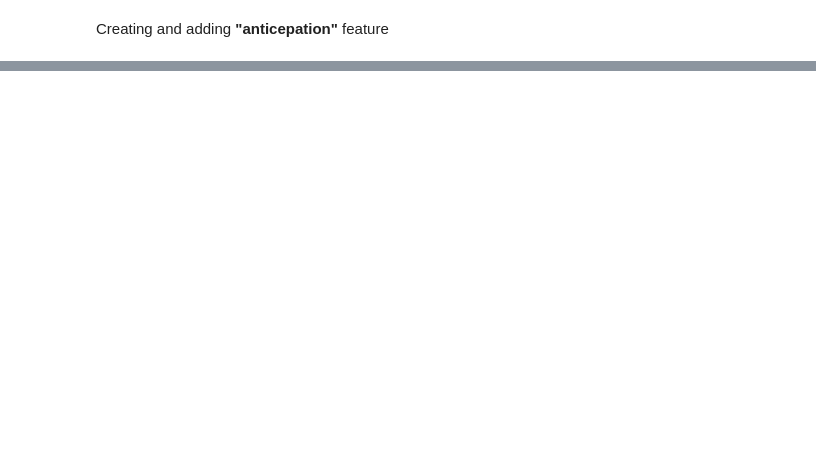
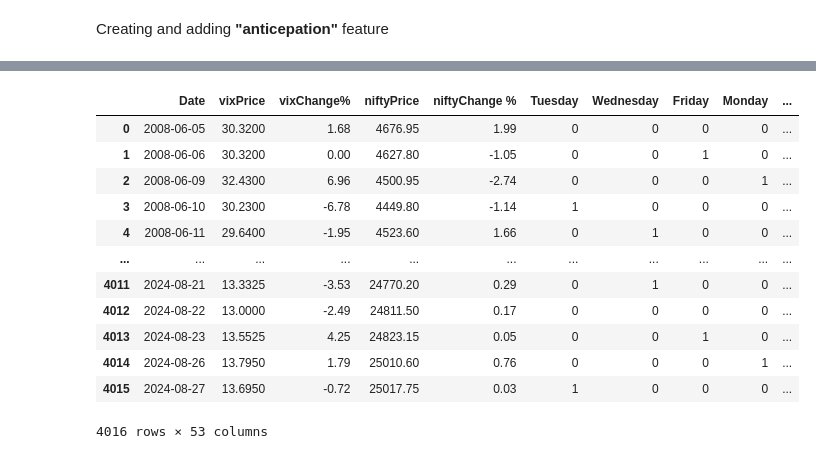
Before and after one commit to albertodavincishekhawat/Nifty-PredictionbyMacro, a Jupyter notebook: MarketPredictionUsingMacroDataUsingTFT.ipynb, the cells around one changed output, grey strips where cells are left out. Saved outputs shown, nothing was run; the diff lists cells and outputs as text; code cells hidden in the pictures; blank space fills up the shorter version.

```diff
--- a/MarketPredictionUsingMacroDataUsingTFT.ipynb
+++ b/MarketPredictionUsingMacroDataUsingTFT.ipynb
@@ -446,0 +1144,4 @@ calculate_anticipation(daily_df, "UsElectionDatesMarker", "UsElectionDatesAntice
+# %%
+daily_df = daily_df.drop("UsElectionDatesMarker", axis=1)
+daily_df.info()
+daily_df[1:-941]
@@ -446,0 +1179,16 @@ calculate_anticipation(daily_df, "UsElectionDatesMarker", "UsElectionDatesAntice
+# %%
+daily_df.drop(['DayOfWeek','month'], axis= 1)
+# %% [output]
+|  | Date | vixPrice | vixChange% | niftyPrice | niftyChange % | Tuesday | Wednesday | Friday | Monday | ... |
+| 0 | 2008-06-05 | 30.3200 | 1.68 | 4676.95 | 1.99 | 0 | 0 | 0 | 0 | ... |
+| 1 | 2008-06-06 | 30.3200 | 0.00 | 4627.80 | -1.05 | 0 | 0 | 1 | 0 | ... |
+| 2 | 2008-06-09 | 32.4300 | 6.96 | 4500.95 | -2.74 | 0 | 0 | 0 | 1 | ... |
+| 3 | 2008-06-10 | 30.2300 | -6.78 | 4449.80 | -1.14 | 1 | 0 | 0 | 0 | ... |
+| 4 | 2008-06-11 | 29.6400 | -1.95 | 4523.60 | 1.66 | 0 | 1 | 0 | 0 | ... |
+| ... | ... | ... | ... | ... | ... | ... | ... | ... | ... | ... |
+| 4011 | 2024-08-21 | 13.3325 | -3.53 | 24770.20 | 0.29 | 0 | 1 | 0 | 0 | ... |
+| 4012 | 2024-08-22 | 13.0000 | -2.49 | 24811.50 | 0.17 | 0 | 0 | 0 | 0 | ... |
+| 4013 | 2024-08-23 | 13.5525 | 4.25 | 24823.15 | 0.05 | 0 | 0 | 1 | 0 | ... |
+| 4014 | 2024-08-26 | 13.7950 | 1.79 | 25010.60 | 0.76 | 0 | 0 | 0 | 1 | ... |
+| 4015 | 2024-08-27 | 13.6950 | -0.72 | 25017.75 | 0.03 | 1 | 0 | 0 | 0 | ... |
+4016 rows × 53 columns
```
Also changed, not shown: parts of 82 cells of this notebook, 3 other files.
